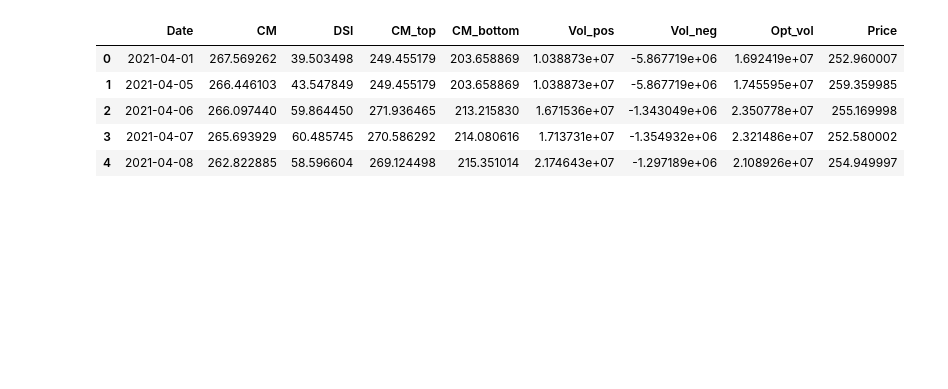
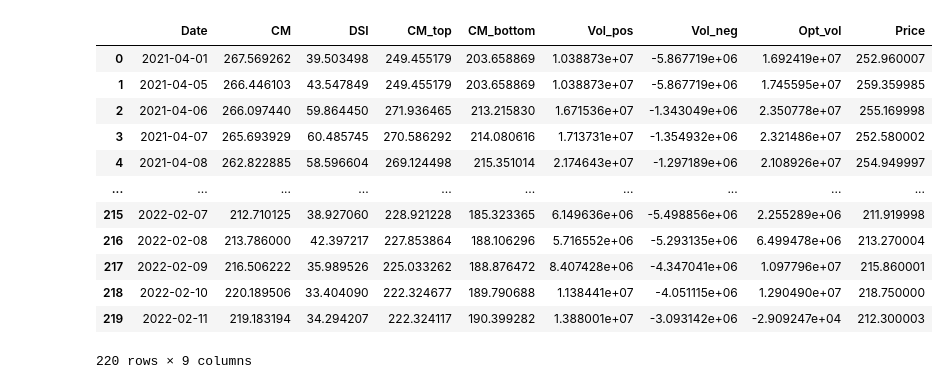
Before and after one commit to Ruslan-Uoleran/using, a Jupyter notebook: main.ipynb, the cells around one changed output. Saved outputs shown, nothing was run; the diff lists cells and outputs as text; code cells hidden in the pictures; blank space fills up the shorter version.

```diff
--- a/main.ipynb
+++ b/main.ipynb
@@ -4,15 +4,23 @@ import pandas as pd
 import matplotlib as mlt
 import seaborn as sns
 # %%
+# Загружаем таблицу из файла
 data = pd.read_csv('file.csv', sep = ',')
 data['Dates'] = data['Dates'].astype('datetime64')
 data.columns = (['Date','CM','DSI','CM_top','CM_bottom','Vol_pos','Vol_neg','Opt_vol','Price'])
-data.head()
+data
 # %% [output]
 |  | Date | CM | DSI | CM_top | CM_bottom | Vol_pos | Vol_neg | Opt_vol | Price |
 | 0 | 2021-04-01 | 267.569262 | 39.503498 | 249.455179 | 203.658869 | 1.038873e+07 | -5.867719e+06 | 1.692419e+07 | 252.960007 |
 | 1 | 2021-04-05 | 266.446103 | 43.547849 | 249.455179 | 203.658869 | 1.038873e+07 | -5.867719e+06 | 1.745595e+07 | 259.359985 |
 | 2 | 2021-04-06 | 266.097440 | 59.864450 | 271.936465 | 213.215830 | 1.671536e+07 | -1.343049e+06 | 2.350778e+07 | 255.169998 |
 | 3 | 2021-04-07 | 265.693929 | 60.485745 | 270.586292 | 214.080616 | 1.713731e+07 | -1.354932e+06 | 2.321486e+07 | 252.580002 |
 | 4 | 2021-04-08 | 262.822885 | 58.596604 | 269.124498 | 215.351014 | 2.174643e+07 | -1.297189e+06 | 2.108926e+07 | 254.949997 |
+| ... | ... | ... | ... | ... | ... | ... | ... | ... | ... |
+| 215 | 2022-02-07 | 212.710125 | 38.927060 | 228.921228 | 185.323365 | 6.149636e+06 | -5.498856e+06 | 2.255289e+06 | 211.919998 |
+| 216 | 2022-02-08 | 213.786000 | 42.397217 | 227.853864 | 188.106296 | 5.716552e+06 | -5.293135e+06 | 6.499478e+06 | 213.270004 |
+| 217 | 2022-02-09 | 216.506222 | 35.989526 | 225.033262 | 188.876472 | 8.407428e+06 | -4.347041e+06 | 1.097796e+07 | 215.860001 |
+| 218 | 2022-02-10 | 220.189506 | 33.404090 | 222.324677 | 189.790688 | 1.138441e+07 | -4.051115e+06 | 1.290490e+07 | 218.750000 |
+| 219 | 2022-02-11 | 219.183194 | 34.294207 | 222.324117 | 190.399282 | 1.388001e+07 | -3.093142e+06 | -2.909247e+04 | 212.300003 |
+220 rows × 9 columns
 # %%
```
Also changed, not shown: parts of 1 cell of this notebook.
